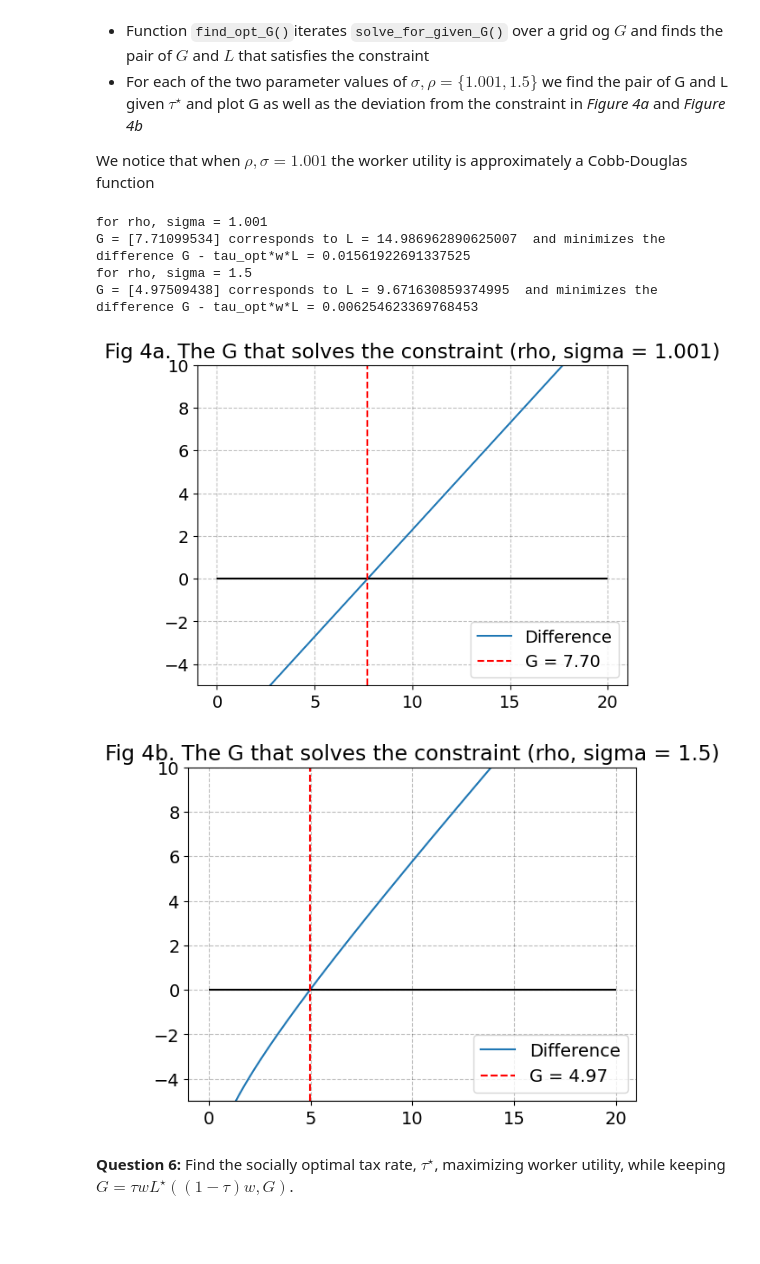
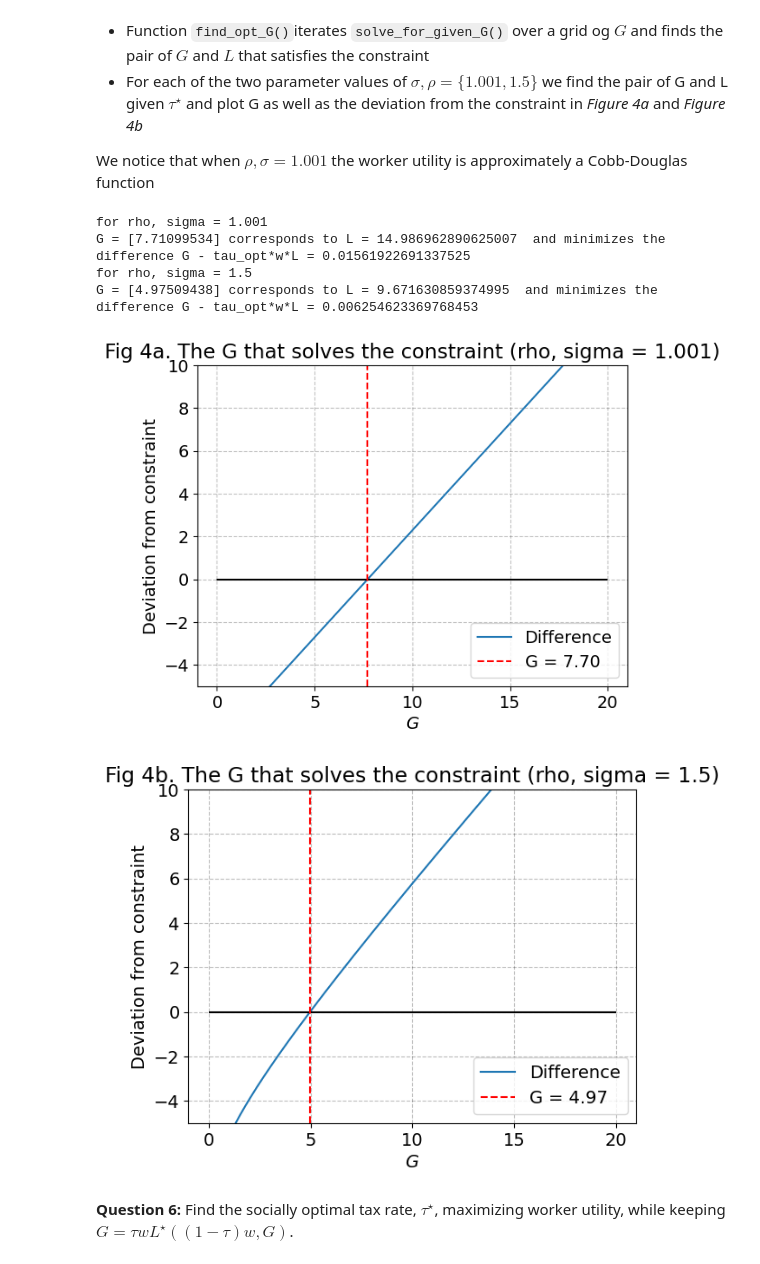
Before and after one commit to NumEconCopenhagen/projects-2023-scb, a Jupyter notebook: examproject/Exam-2023-notebook.ipynb, the cells around one changed output. Drawn from its saved outputs; the diff is of its cells as text; code cells hidden in the pictures; blank space fills up the shorter version.

```diff
--- a/examproject/Exam-2023-notebook.ipynb
+++ b/examproject/Exam-2023-notebook.ipynb
@@ -257,34 +257,36 @@ We notice that when $\rho, \sigma = 1.001$ the worker utility is approximately a
 # %%
 # define list of parameter values for rho and sigma
 par_list =[1.001,1.5]
 letter_list = ['a','b']
 
 # plot figures for each of the two parameter values
 for i in [0,1]:
     bl.rho = par_list[i]                    # set parameter values
     bl.sigma = par_list[i]                  # set parameter values
     Gs, Ls, diffs, utility, tau = Q1.find_opt_G(bl, tau_opt) # run function optimzing over
     print(fr'for rho, sigma = {bl.rho}')
     diffs_grid = interpolate.RegularGridInterpolator([Gs], diffs, bounds_error=False, fill_value=None)
     gx = lambda x: diffs_grid([x])[0]
     x_init = 0.2
     satisfaction_G = optimize.root(gx, x0=x_init).x
     print(f'G = {satisfaction_G} corresponds to L = {Ls[np.argmin(np.abs(diffs))]}'
       ,f' and minimizes the difference G - tau_opt*w*L = {np.min(np.abs(diffs))}')
     fig, ax = plt.subplots(1,1)
     ax.plot(Gs, diffs, label = 'Difference')
     ax.hlines(0, xmin=0, xmax=20, colors='black')
     ax.vlines(Gs[np.argmin(np.abs(diffs))], ymin=-5, ymax=16, linestyles="--", colors='red', label=f'G = {Gs[np.argmin(np.abs(diffs))]:.2f}')
     ax.set_ylim(-5,10)
     ax.legend(loc='lower right')
     ax.set_title(fr'Fig 4{letter_list[i]}. The G that solves the constraint (rho, sigma = {par_list[i]})')
+    ax.set_ylabel('Deviation from constraint')
+    ax.set_xlabel('$G$')
 # %% [output]
 for rho, sigma = 1.001
 G = [7.71099534] corresponds to L = 14.986962890625007  and minimizes the difference G - tau_opt*w*L = 0.01561922691337525
 for rho, sigma = 1.5
 G = [4.97509438] corresponds to L = 9.671630859374995  and minimizes the difference G - tau_opt*w*L = 0.006254623369768453
-[figure, old version]
+[figure, new version]
-[figure, old version]
+[figure, new version]
 # %% [markdown]
 **Question 6:** Find the socially optimal tax rate, $\tau^{\star}$, maximizing worker utility, while keeping $G = \tau w L^{\star}((1-\tau)w,G)$.
 # %% [markdown]
```
